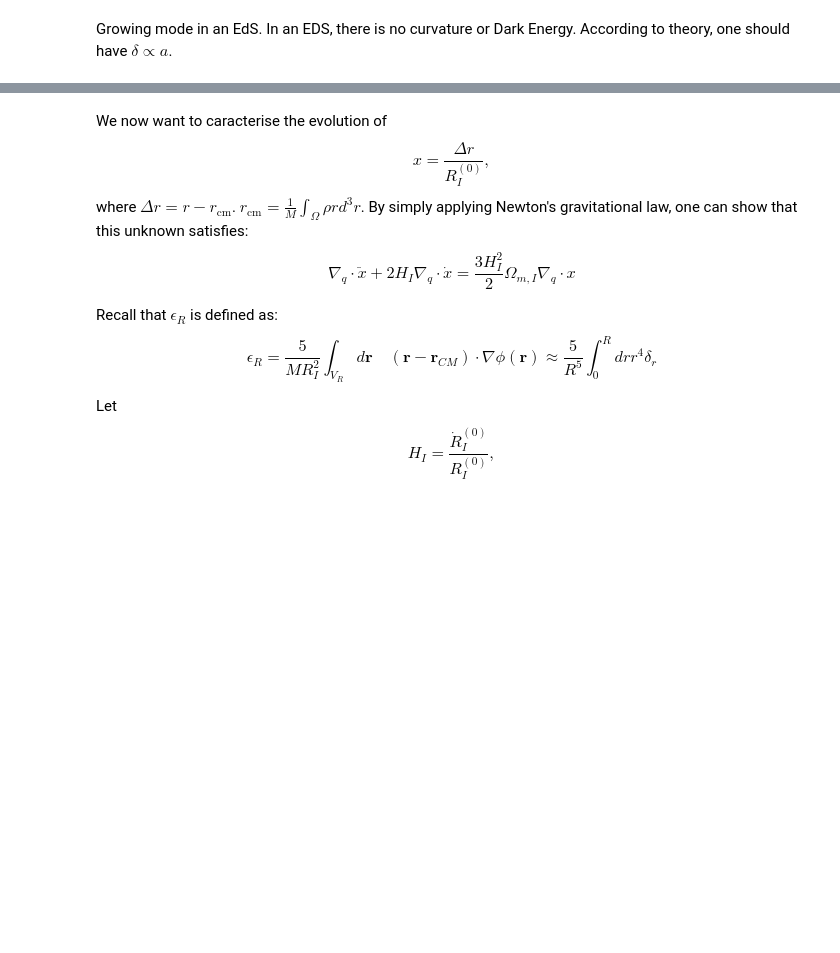
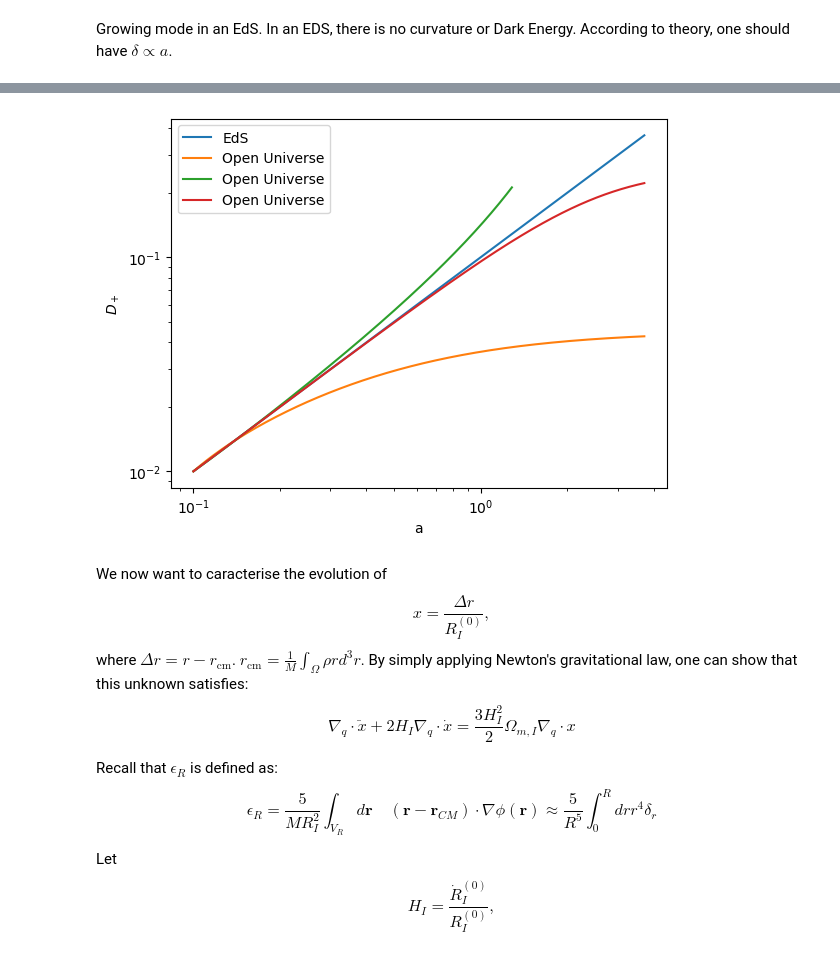
Before and after one commit to roomate/Black-Holes-and-Cosmology, a Jupyter notebook: Cosmology.ipynb, the cells around one changed output, grey strips where cells are left out. Saved outputs shown, nothing was run; the diff lists cells and outputs as text; code cells hidden in the pictures; blank space fills up the shorter version.

```diff
--- a/Cosmology.ipynb
+++ b/Cosmology.ipynb
@@ -415,3 +215,88 @@ plt.legend()
+# %%
+n = 100
+m = 100*n
+
+cosmo = Solver_cosmo(Time, reverse_Time)
+
+a_in = .1
+a_dot_in = 5 #Scale factor dans le cas d'un univers EdS
+eps_in = 0
+H = a_dot_in/a_in
+
+R_in = 1
+R_dot_in = R_in*H*(1 - eps_in/3)
+
+H_I = R_dot_in/R_in
+rho_c_in = (R_dot_in/R_in)**2*3/(8*np.pi*G)
+
+x_in = .01
+x_dot_in = x_in*H*(1 - eps_in/3)
+
+Time = np.linspace(0,n,m)
+reverse_Time = np.linspace(0,-n,m)
+
+cosmo.growing_mode(a_in, a_dot_in, R_in, R_dot_in, x_in, x_dot_in, 0, 'EdS', 3, 5000)
+
+######################################################################################################################
+a_in = 0.1
+a_dot_in = 5
+H = a_dot_in/a_in
+eps_in = -0.5
+R_in = 1
+R_dot_in = R_in*H*(1 - eps_in/3)
+
+
+H_I = R_dot_in/R_in
+rho_c_in = (R_dot_in/R_in)**2*3/(8*np.pi*G)
+#t_ta = np.pi/2/(H_I*eps_in**3)
+
+rho_in = rho_c_in*(1 + eps_in)
+
+x_in = .01
+x_dot_in = x_in*H*(1 - eps_in/3)
+
+cosmo.growing_mode(a_in, a_dot_in, R_in, R_dot_in, x_in, x_dot_in, 0, 'Open Universe', 3, 5000)
+
+######################################################################################################################
+a_in = 0.1
+a_dot_in = 1
+H = a_dot_in/a_in
+eps_in = 0.1
+R_in = 0.11
+R_dot_in = R_in*H*(1 - eps_in/3)
+
+
+H_I = R_dot_in/R_in
+rho_c_in = (R_dot_in/R_in)**2*3/(8*np.pi*G)
+
+rho_in = rho_c_in*(1 + eps_in)
+
+x_in = .01
+x_dot_in = x_in*H*(1 - eps_in/3)
+
+cosmo.growing_mode(a_in, a_dot_in, R_in, R_dot_in, x_in, x_dot_in, 0, 'Open Universe', 3, 5000)
+
+###############################################################################################
+a_in = 0.1
+a_dot_in = 5
+H = a_dot_in/a_in
+eps_in = 0
+R_in = 1
+R_dot_in = R_in*H*(1 - eps_in/3)
+
+H_I = R_dot_in/R_in
+rho_c_in = (R_dot_in/R_in)**2*3/(8*np.pi*G)
+
+rho_in = rho_c_in*(1 + eps_in)
+
+Lambda = 6
+
+x_in = .01
+x_dot_in = x_in*H*(1 - eps_in/3)
+
+cosmo.growing_mode(a_in, a_dot_in, R_in, R_dot_in, x_in, x_dot_in, 6, 'Open Universe', 3, 5000)
+# %% [output]
+[figure, added]
 # %% [markdown]
 We now want to caracterise the evolution of
 $$
```
Also changed, not shown: parts of 21 cells of this notebook.
